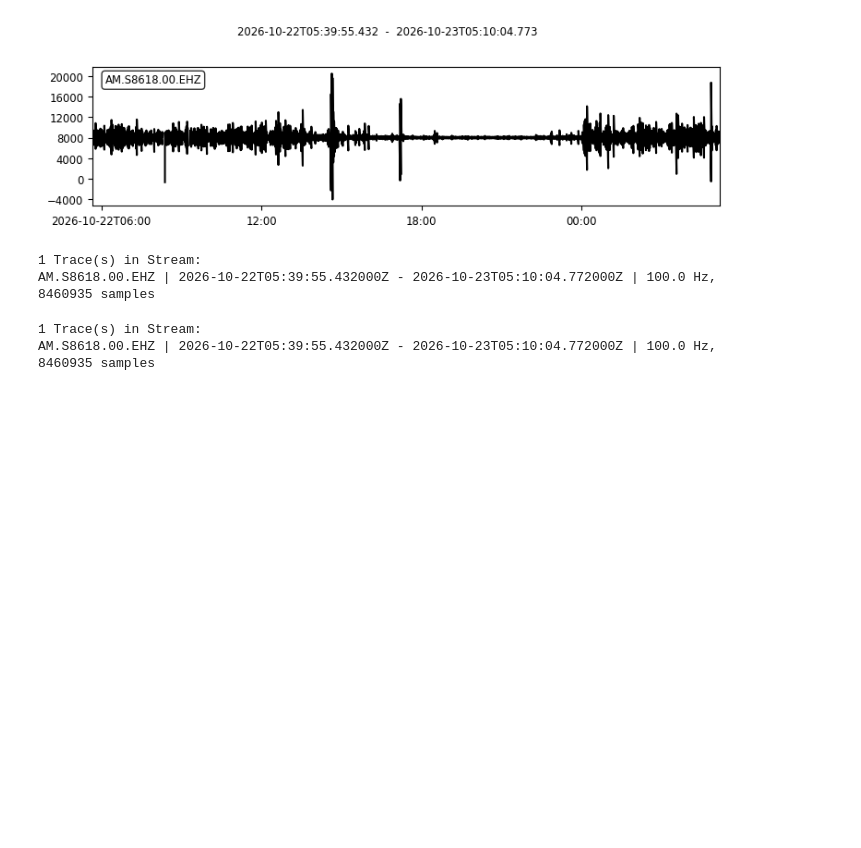
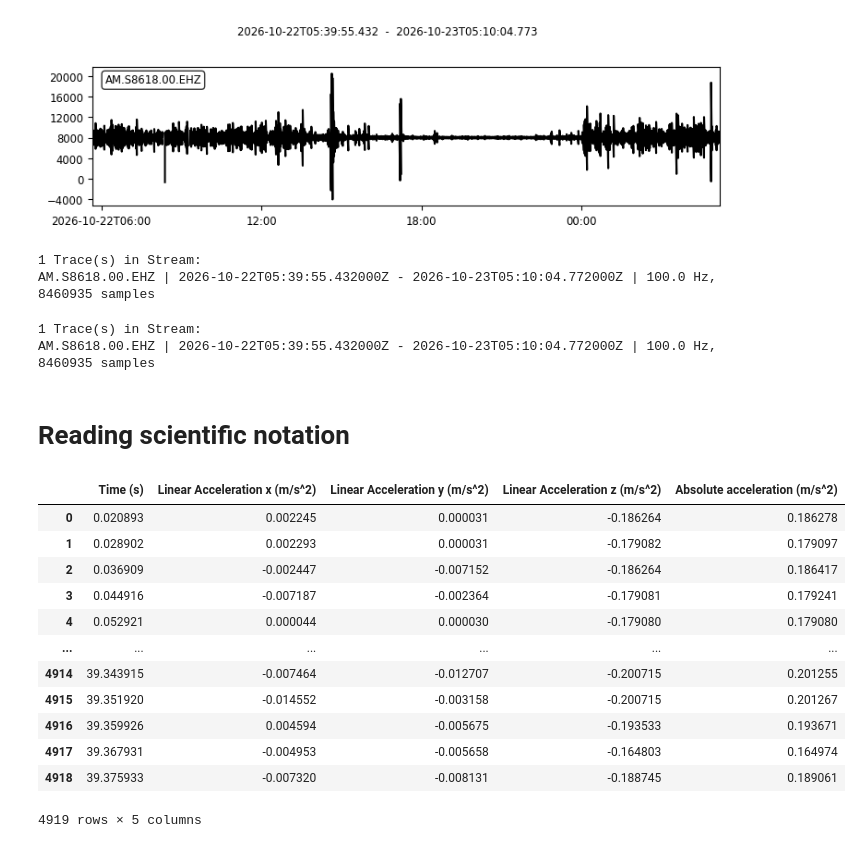
Before and after one commit to Ashmit101/Seismo_FFT, a Jupyter notebook: notebooks/mseed.ipynb, the cells around one changed output. Saved outputs shown, nothing was run; the diff lists cells and outputs as text; code cells hidden in the pictures; blank space fills up the shorter version.

```diff
--- a/notebooks/mseed.ipynb
+++ b/notebooks/mseed.ipynb
@@ -46,3 +46,26 @@ streams
 # %% [output]
 1 Trace(s) in Stream:
 AM.S8618.00.EHZ | 2026-10-22T05:39:55.432000Z - 2026-10-23T05:10:04.772000Z | 100.0 Hz, 8460935 samples
+# %% [markdown]
+# Reading scientific notation
+# %%
+import pandas as pd
+
+sample_file = "samples/scientific_notation.csv"
+# %%
+df = pd.read_csv(sample_file)
+df
+# %% [output]
+|  | Time (s) | Linear Acceleration x (m/s^2) | Linear Acceleration y (m/s^2) | Linear Acceleration z (m/s^2) | Absolute acceleration (m/s^2) |
+| 0 | 0.020893 | 0.002245 | 0.000031 | -0.186264 | 0.186278 |
+| 1 | 0.028902 | 0.002293 | 0.000031 | -0.179082 | 0.179097 |
+| 2 | 0.036909 | -0.002447 | -0.007152 | -0.186264 | 0.186417 |
+| 3 | 0.044916 | -0.007187 | -0.002364 | -0.179081 | 0.179241 |
+| 4 | 0.052921 | 0.000044 | 0.000030 | -0.179080 | 0.179080 |
+| ... | ... | ... | ... | ... | ... |
+| 4914 | 39.343915 | -0.007464 | -0.012707 | -0.200715 | 0.201255 |
+| 4915 | 39.351920 | -0.014552 | -0.003158 | -0.200715 | 0.201267 |
+| 4916 | 39.359926 | 0.004594 | -0.005675 | -0.193533 | 0.193671 |
+| 4917 | 39.367931 | -0.004953 | -0.005658 | -0.164803 | 0.164974 |
+| 4918 | 39.375933 | -0.007320 | -0.008131 | -0.188745 | 0.189061 |
+4919 rows × 5 columns
```
Also changed, not shown: 2 other files.
